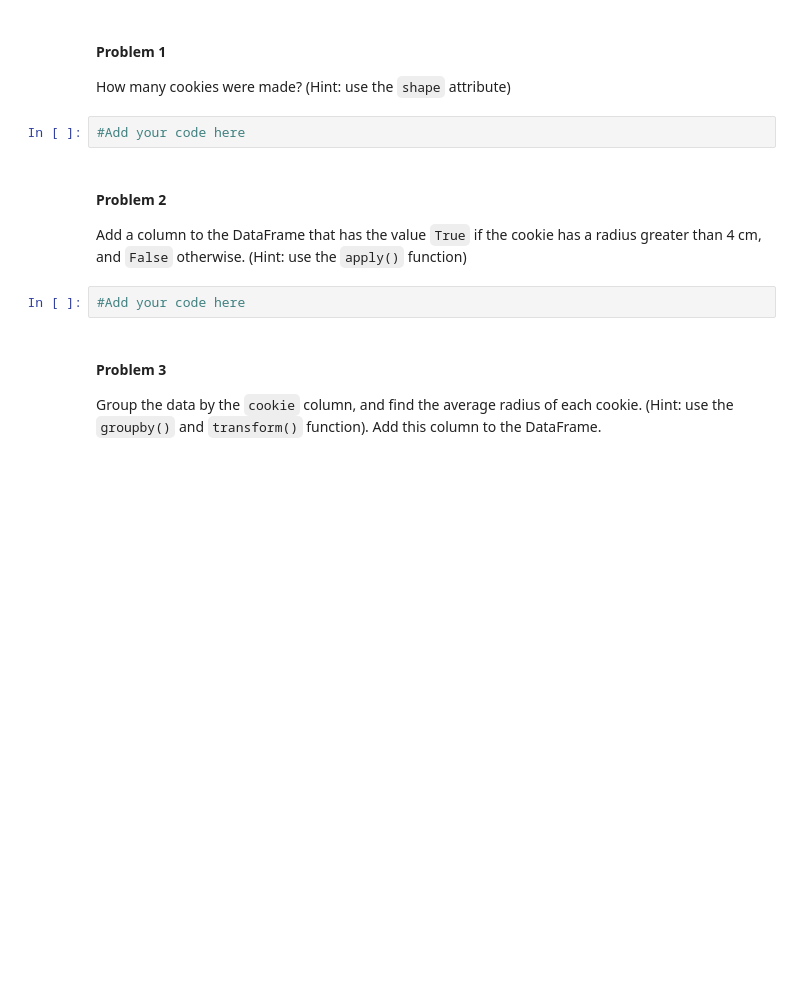
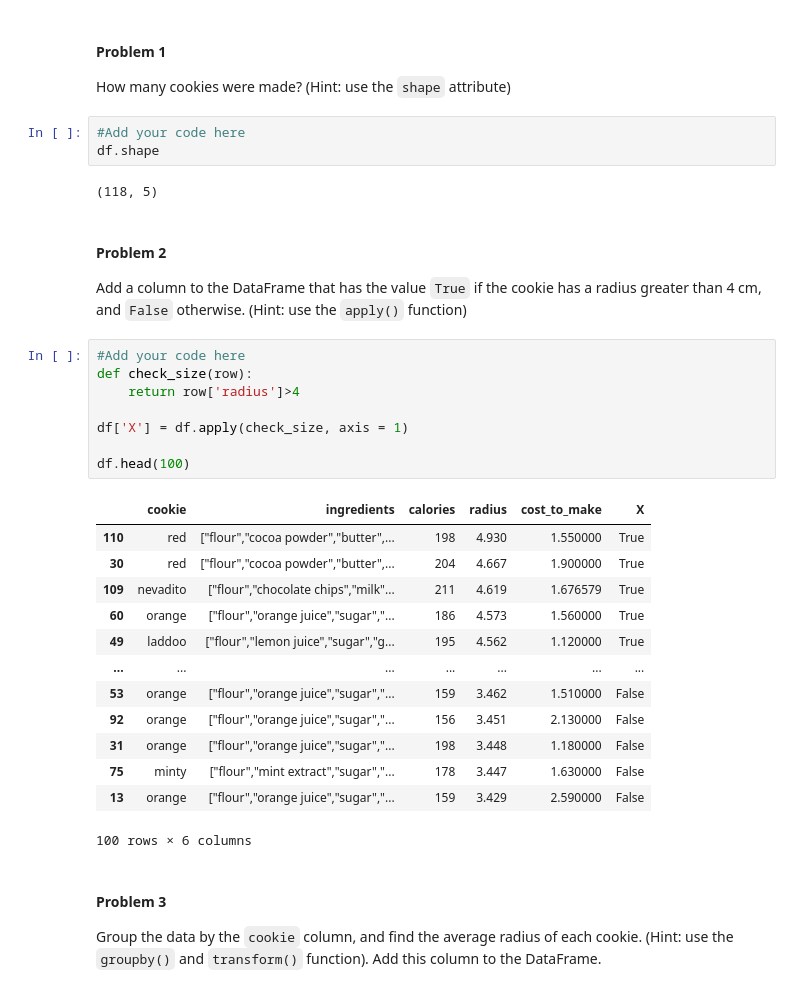
Before and after one commit to gallettilance/Data-Science-Fundamentals, a Jupyter notebook: labs/lab-02/lab02.ipynb, the cells around one changed output. Saved outputs shown, nothing was run; the diff lists cells and outputs as text; blank space fills up the shorter version.

```diff
--- a/labs/lab-02/lab02.ipynb
+++ b/labs/lab-02/lab02.ipynb
@@ -417,11 +417,34 @@ Now that you have learned some of Pandas' capabilities, let's try some practice
 How many cookies were made? (Hint: use the `shape` attribute)
 # %%
 #Add your code here
+df.shape
+# %% [output]
+(118, 5)
 # %% [markdown]
 #### Problem 2
 Add a column to the DataFrame that has the value `True` if the cookie has a radius greater than 4 cm, and `False` otherwise. (Hint: use the `apply()` function)
-# %%
-#Add your code here
+# %%
+#Add your code here
+def check_size(row):
+    return row['radius']>4
+
+df['X'] = df.apply(check_size, axis = 1)
+
+df.head(100)
+# %% [output]
+|  | cookie | ingredients | calories | radius | cost_to_make | X |
+| 110 | red | ["flour","cocoa powder","butter",... | 198 | 4.930 | 1.550000 | True |
+| 30 | red | ["flour","cocoa powder","butter",... | 204 | 4.667 | 1.900000 | True |
+| 109 | nevadito | ["flour","chocolate chips","milk"... | 211 | 4.619 | 1.676579 | True |
+| 60 | orange | ["flour","orange juice","sugar","... | 186 | 4.573 | 1.560000 | True |
+| 49 | laddoo | ["flour","lemon juice","sugar","g... | 195 | 4.562 | 1.120000 | True |
+| ... | ... | ... | ... | ... | ... | ... |
+| 53 | orange | ["flour","orange juice","sugar","... | 159 | 3.462 | 1.510000 | False |
+| 92 | orange | ["flour","orange juice","sugar","... | 156 | 3.451 | 2.130000 | False |
+| 31 | orange | ["flour","orange juice","sugar","... | 198 | 3.448 | 1.180000 | False |
+| 75 | minty | ["flour","mint extract","sugar","... | 178 | 3.447 | 1.630000 | False |
+| 13 | orange | ["flour","orange juice","sugar","... | 159 | 3.429 | 2.590000 | False |
+100 rows × 6 columns
 # %% [markdown]
 #### Problem 3
 
```
Also changed, not shown: parts of 1 cell of this notebook.
